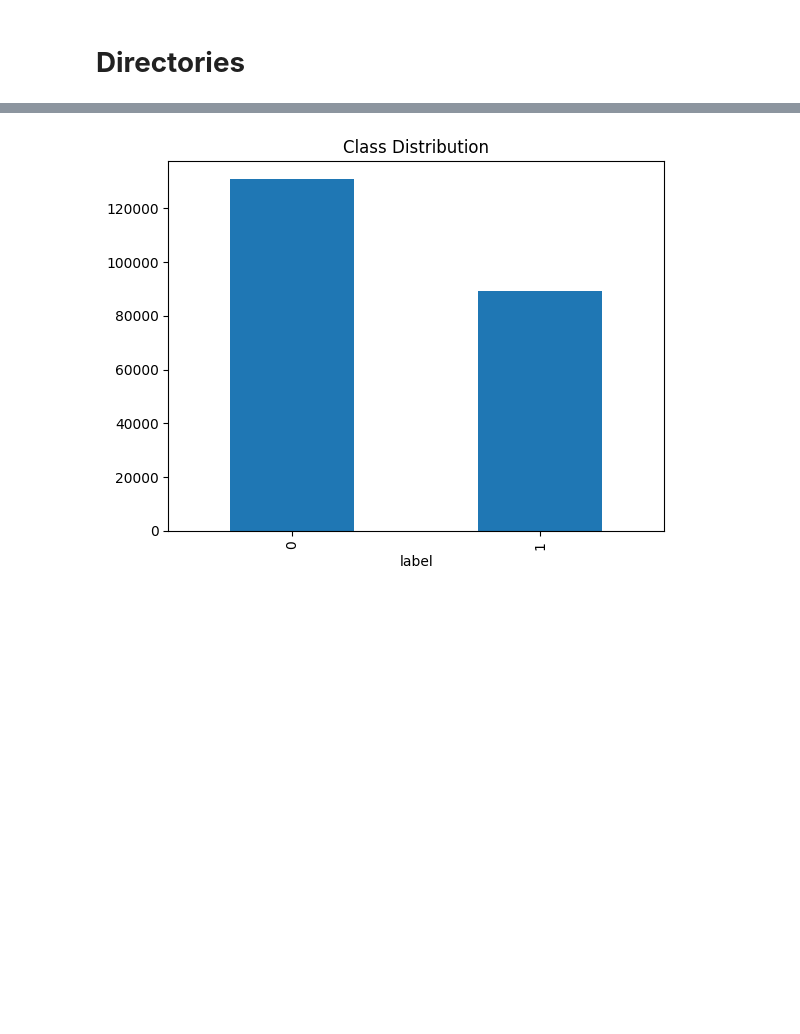
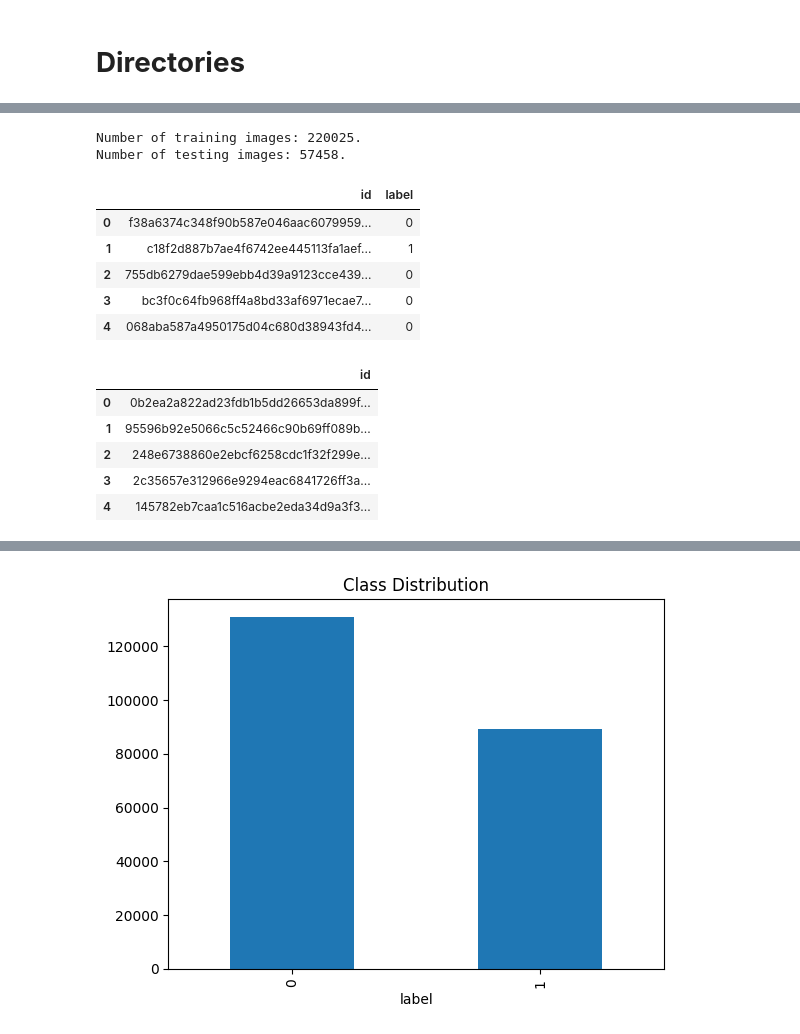
Before and after one commit to OlaKlingberg/Cancer-Detection, a Jupyter notebook: dtsa-5511-m3-cnn-cancer-detection.ipynb, the cells around one changed output, grey strips where cells are left out. Cells and saved outputs as stored; diff of their text form; code cells hidden in the pictures; blank space fills up the shorter version.

```diff
--- a/dtsa-5511-m3-cnn-cancer-detection.ipynb
+++ b/dtsa-5511-m3-cnn-cancer-detection.ipynb
@@ -66,0 +109,30 @@ test_dir = os.path.join(main_dir, 'test/')
+# %%
+# Load the training id:s and labels
+train_ids_full = pd.read_csv(main_dir + 'train_labels.csv')
+
+# Load the test id:s
+test_ids = pd.read_csv(main_dir + 'sample_submission.csv').drop('label', axis = 1)
+
+# Print number of images
+print(f"Number of training images: {train_ids_full.shape[0]}.")
+print(f"Number of testing images: {test_ids.shape[0]}.")
+# %% [output]
+Number of training images: 220025.
+Number of testing images: 57458.
+# %%
+# Take a look at the dataframes
+display(train_ids_full.head())
+display(test_ids.head())
+# %% [output]
+|  | id | label |
+| 0 | f38a6374c348f90b587e046aac6079959... | 0 |
+| 1 | c18f2d887b7ae4f6742ee445113fa1aef... | 1 |
+| 2 | 755db6279dae599ebb4d39a9123cce439... | 0 |
+| 3 | bc3f0c64fb968ff4a8bd33af6971ecae7... | 0 |
+| 4 | 068aba587a4950175d04c680d38943fd4... | 0 |
+|  | id |
+| 0 | 0b2ea2a822ad23fdb1b5dd26653da899f... |
+| 1 | 95596b92e5066c5c52466c90b69ff089b... |
+| 2 | 248e6738860e2ebcf6258cdc1f32f299e... |
+| 3 | 2c35657e312966e9294eac6841726ff3a... |
+| 4 | 145782eb7caa1c516acbe2eda34d9a3f3... |
```
Also changed, not shown: parts of 70 cells of this notebook.
